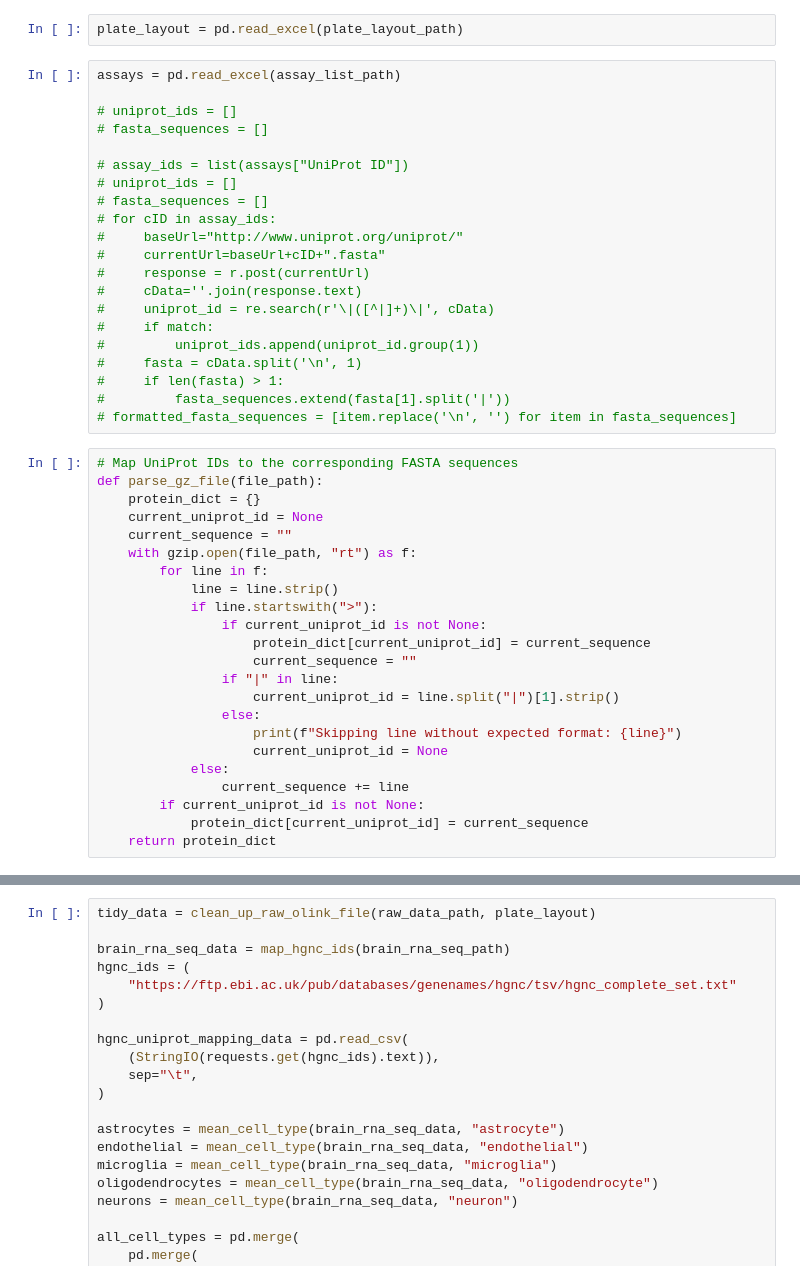
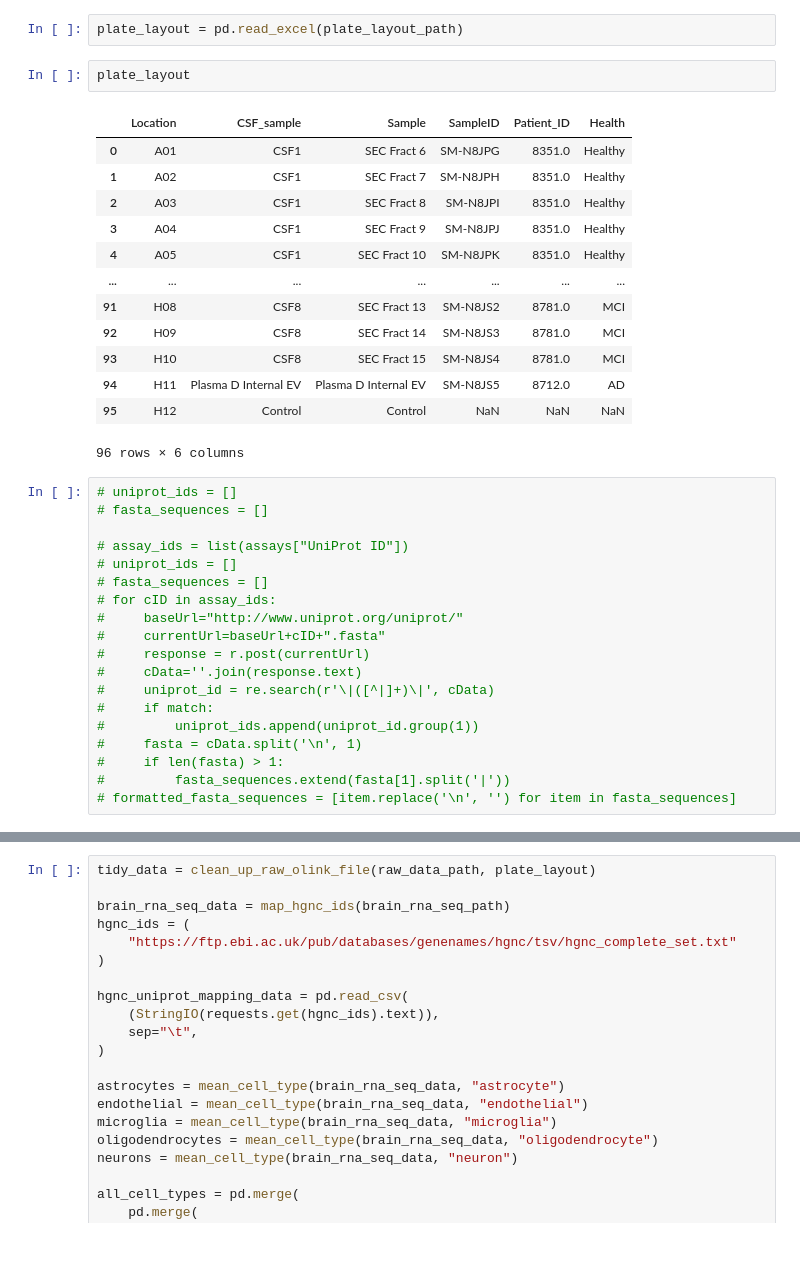
Before and after one commit to Walt-Lab/bdev_mass_spec, a Jupyter notebook: 10_analysis.ipynb, the cells around one changed output, grey strips where cells are left out. Cells and saved outputs as stored; diff of their text form; blank space fills up the shorter version.

```diff
--- a/10_analysis.ipynb
+++ b/10_analysis.ipynb
@@ -38,9 +38,23 @@ raw_data_path = "LCSET_28343_10-4-2023_EXTENDED_NPX_2023-10-20.csv"
 uniprot_fasta_database = "uniprotkb_proteome_UP000005640_2023_11_20.fasta.gz"
 # %%
 plate_layout = pd.read_excel(plate_layout_path)
+# %%
+plate_layout
+# %% [output]
+|  | Location | CSF_sample | Sample | SampleID | Patient_ID | Health |
+| 0 | A01 | CSF1 | SEC Fract 6 | SM-N8JPG | 8351.0 | Healthy |
+| 1 | A02 | CSF1 | SEC Fract 7 | SM-N8JPH | 8351.0 | Healthy |
+| 2 | A03 | CSF1 | SEC Fract 8 | SM-N8JPI | 8351.0 | Healthy |
+| 3 | A04 | CSF1 | SEC Fract 9 | SM-N8JPJ | 8351.0 | Healthy |
+| 4 | A05 | CSF1 | SEC Fract 10 | SM-N8JPK | 8351.0 | Healthy |
+| ... | ... | ... | ... | ... | ... | ... |
+| 91 | H08 | CSF8 | SEC Fract 13 | SM-N8JS2 | 8781.0 | MCI |
+| 92 | H09 | CSF8 | SEC Fract 14 | SM-N8JS3 | 8781.0 | MCI |
+| 93 | H10 | CSF8 | SEC Fract 15 | SM-N8JS4 | 8781.0 | MCI |
+| 94 | H11 | Plasma D Internal EV | Plasma D Internal EV | SM-N8JS5 | 8712.0 | AD |
+| 95 | H12 | Control | Control | NaN | NaN | NaN |
+96 rows × 6 columns
 # %%
-assays = pd.read_excel(assay_list_path)
-
 # uniprot_ids = []
 # fasta_sequences = []
 
@@ -59,26 +73,3 @@ assays = pd.read_excel(assay_list_path)
 #     if len(fasta) > 1:
 #         fasta_sequences.extend(fasta[1].split('|'))
 # formatted_fasta_sequences = [item.replace('\n', '') for item in fasta_sequences]
-# %%
-# Map UniProt IDs to the corresponding FASTA sequences
-def parse_gz_file(file_path):
-    protein_dict = {}
-    current_uniprot_id = None
-    current_sequence = ""
-    with gzip.open(file_path, "rt") as f:
-        for line in f:
-            line = line.strip()
-            if line.startswith(">"):
-                if current_uniprot_id is not None:
-                    protein_dict[current_uniprot_id] = current_sequence
-                    current_sequence = ""
-                if "|" in line:
-                    current_uniprot_id = line.split("|")[1].strip()
-                else:
-                    print(f"Skipping line without expected format: {line}")
-                    current_uniprot_id = None
-            else:
-                current_sequence += line
-        if current_uniprot_id is not None:
-            protein_dict[current_uniprot_id] = current_sequence
-    return protein_dict
```
Also changed, not shown: parts of 31 cells of this notebook.
